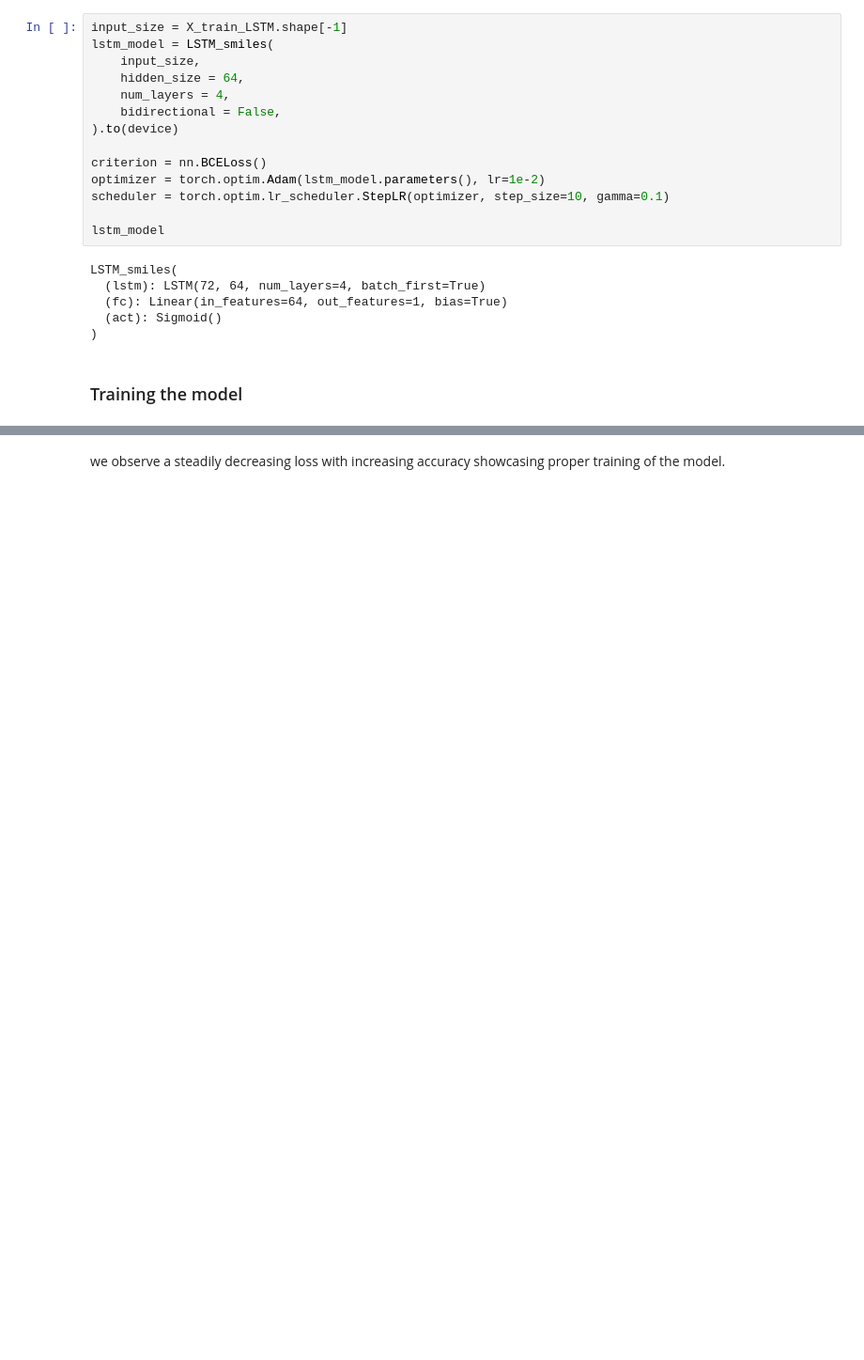
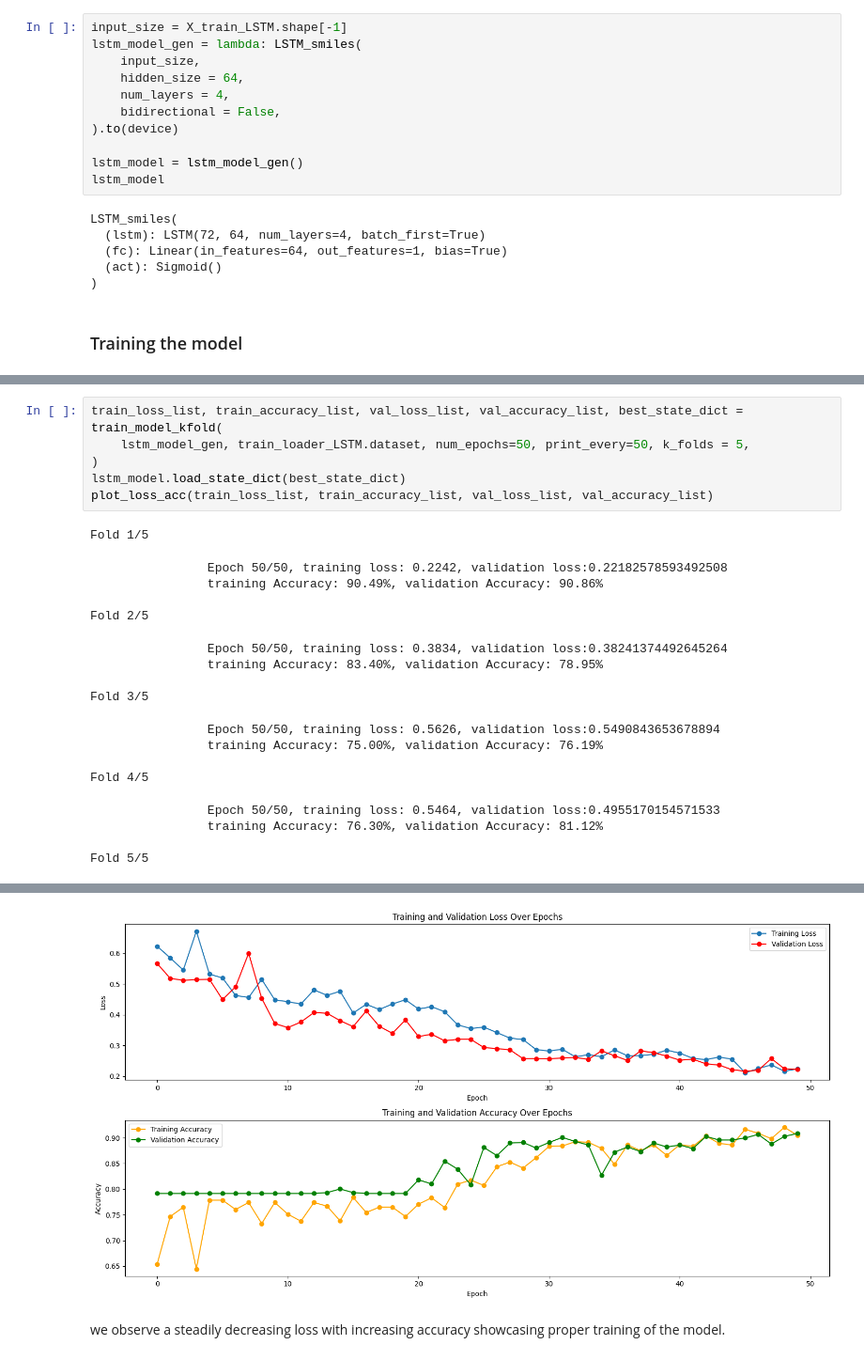
Before and after one commit to Theborna/Deep-Learning-Homework, a Jupyter notebook: HW4/Q1/bbbp-rnn-lstm.ipynb, the cells around one changed output, grey strips where cells are left out. Shown at 94% size. Saved outputs shown, nothing was run; the diff lists cells and outputs as text; blank space fills up the shorter version.

```diff
--- a/HW4/Q1/bbbp-rnn-lstm.ipynb
+++ b/HW4/Q1/bbbp-rnn-lstm.ipynb
@@ -352,17 +429,14 @@ class LSTM_smiles(nn.Module):
 ### Define LSTM model
 # %%
 input_size = X_train_LSTM.shape[-1]
-lstm_model = LSTM_smiles(
+lstm_model_gen = lambda: LSTM_smiles(
     input_size,
     hidden_size = 64,
     num_layers = 4,
     bidirectional = False,
 ).to(device)
 
-criterion = nn.BCELoss()
-optimizer = torch.optim.Adam(lstm_model.parameters(), lr=1e-2)
-scheduler = torch.optim.lr_scheduler.StepLR(optimizer, step_size=10, gamma=0.1)
-
+lstm_model = lstm_model_gen()
 lstm_model
 # %% [output]
 LSTM_smiles(
@@ -389,0 +449,24 @@ Epoch 50/50, Loss: 0.5532, Accuracy: 75.82%
+# %%
+train_loss_list, train_accuracy_list, val_loss_list, val_accuracy_list, best_state_dict = train_model_kfold(
+    lstm_model_gen, train_loader_LSTM.dataset, num_epochs=50, print_every=50, k_folds = 5,
+)
+lstm_model.load_state_dict(best_state_dict)
+plot_loss_acc(train_loss_list, train_accuracy_list, val_loss_list, val_accuracy_list)
+# %% [output]
+Fold 1/5
+                Epoch 50/50, training loss: 0.2242, validation loss:0.22182578593492508
+                training Accuracy: 90.49%, validation Accuracy: 90.86%
+
+Fold 2/5
+                Epoch 50/50, training loss: 0.3834, validation loss:0.38241374492645264
+                training Accuracy: 83.40%, validation Accuracy: 78.95%
+
+Fold 3/5
+                Epoch 50/50, training loss: 0.5626, validation loss:0.5490843653678894
+                training Accuracy: 75.00%, validation Accuracy: 76.19%
+
+Fold 4/5
+                Epoch 50/50, training loss: 0.5464, validation loss:0.4955170154571533
+                training Accuracy: 76.30%, validation Accuracy: 81.12%
+
+Fold 5/5
@@ -390,3 +475,4 @@ Epoch 50/50, Loss: 0.5532, Accuracy: 75.82%
+[figure, added]
 # %% [markdown]
 we observe a steadily decreasing loss with increasing accuracy showcasing proper training of the model.
 # %% [markdown]
```
Also changed, not shown: parts of 26 cells of this notebook.
